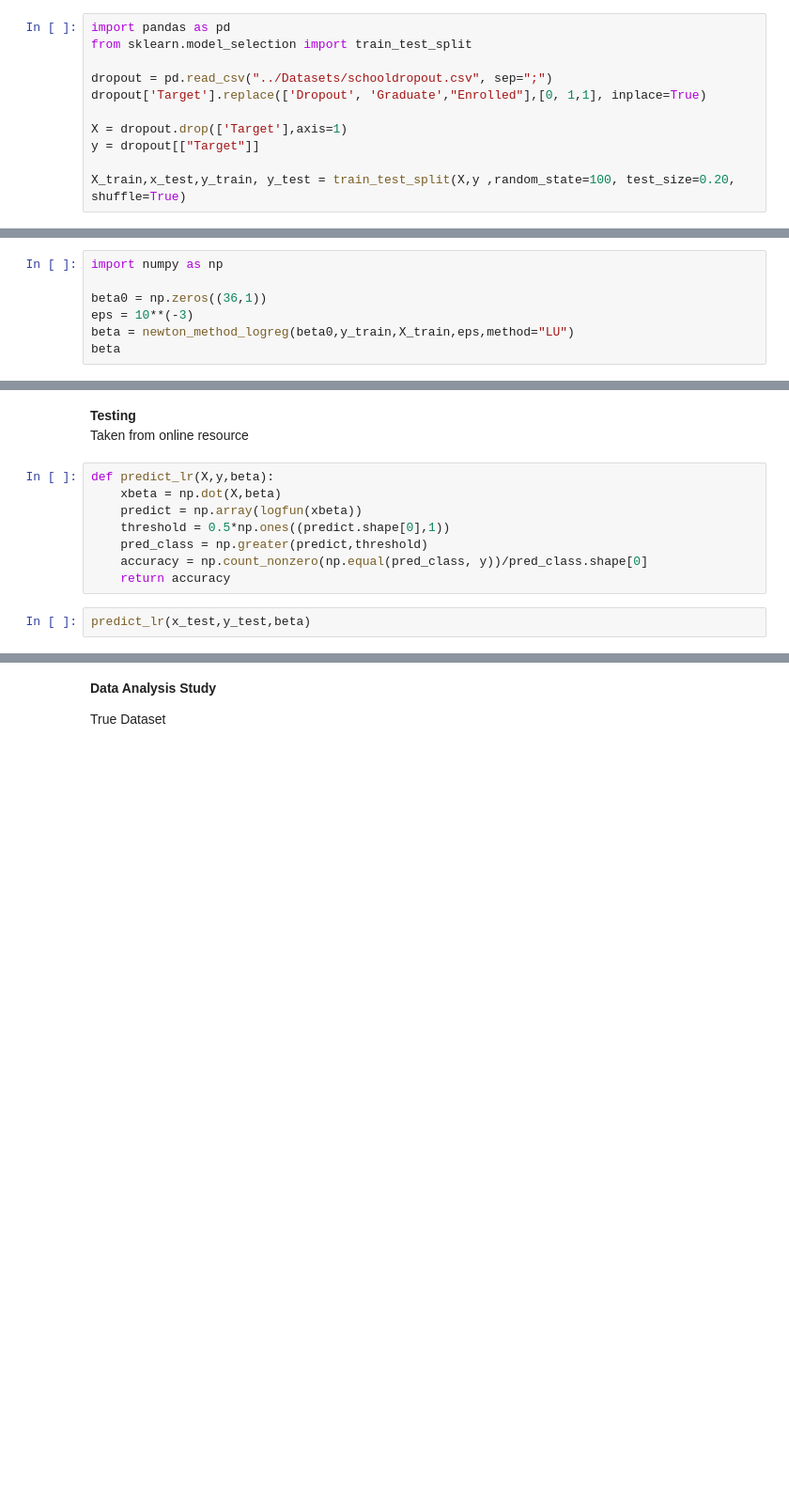
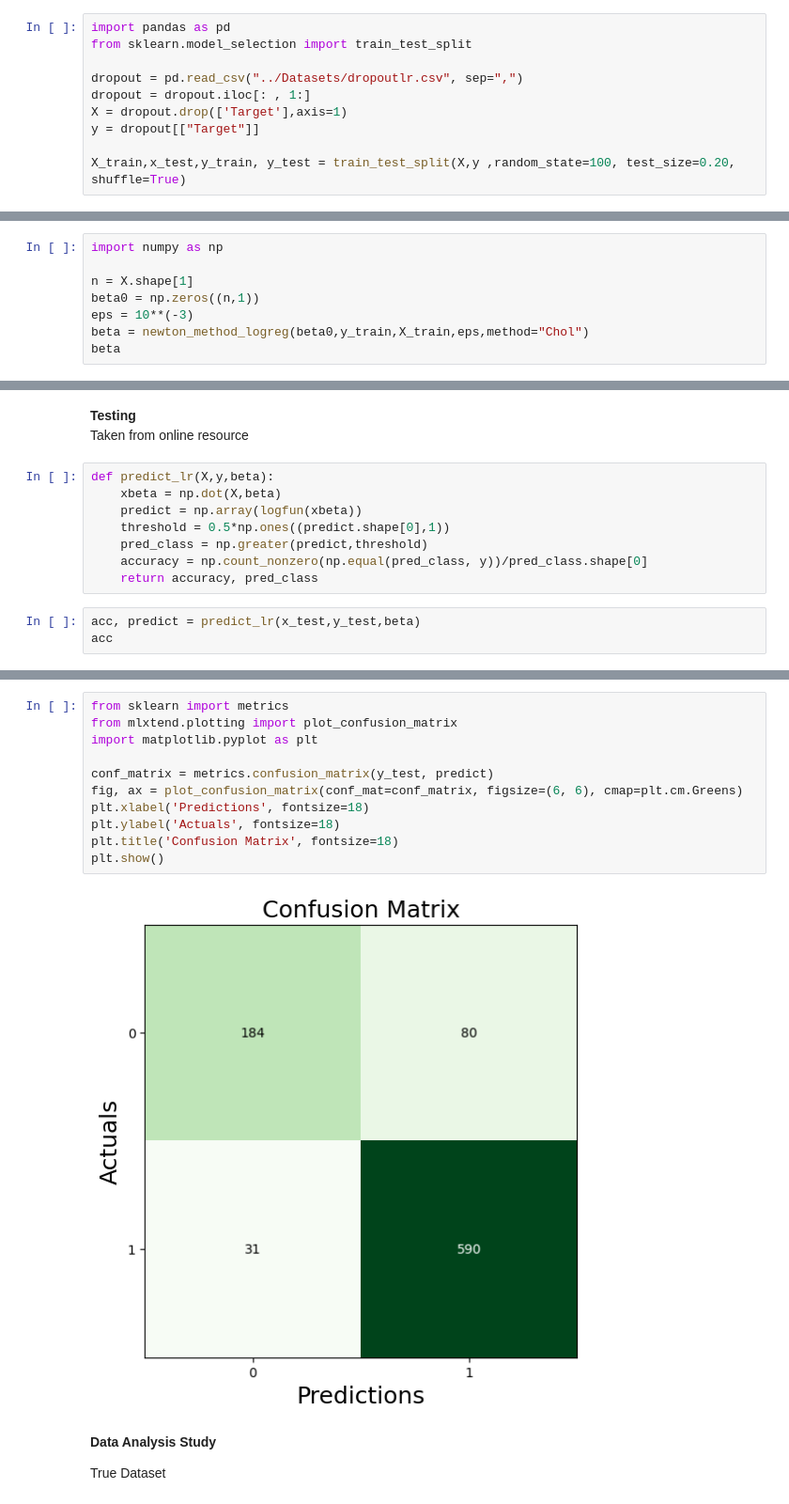
Before and after one commit to aceline0/STA141C_group_project, a Jupyter notebook: Logistic Regression/Log Reg Newtons Method.ipynb, the cells around one changed output, grey strips where cells are left out. Shown at 94% size. Saved outputs shown, nothing was run; the diff lists cells and outputs as text; blank space fills up the shorter version.

```diff
--- a/Logistic Regression/Log Reg Newtons Method.ipynb
+++ b/Logistic Regression/Log Reg Newtons Method.ipynb
@@ -64,9 +66,8 @@ def newton_method_logreg(beta0, y, X,eps,method):
 import pandas as pd
 from sklearn.model_selection import train_test_split
 
-dropout = pd.read_csv("../Datasets/schooldropout.csv", sep=";")
-dropout['Target'].replace(['Dropout', 'Graduate',"Enrolled"],[0, 1,1], inplace=True)
-
+dropout = pd.read_csv("../Datasets/dropoutlr.csv", sep=",")
+dropout = dropout.iloc[: , 1:]
 X = dropout.drop(['Target'],axis=1)
 y = dropout[["Target"]]
 
@@ -76,9 +77,10 @@ X_train,x_test,y_train, y_test = train_test_split(X,y ,random_state=100, test_si
 # %%
 import numpy as np
 
-beta0 = np.zeros((36,1))
+n = X.shape[1]
+beta0 = np.zeros((n,1))
 eps = 10**(-3)
-beta = newton_method_logreg(beta0,y_train,X_train,eps,method="LU")
+beta = newton_method_logreg(beta0,y_train,X_train,eps,method="Chol")
 beta
 # %% [output]
 Iteration: 1
@@ -139,7 +141,8 @@ def predict_lr(X,y,beta):
     threshold = 0.5*np.ones((predict.shape[0],1))
     pred_class = np.greater(predict,threshold)
     accuracy = np.count_nonzero(np.equal(pred_class, y))/pred_class.shape[0]
-    return accuracy
+    return accuracy, pred_class
 # %%
-predict_lr(x_test,y_test,beta)
+acc, predict = predict_lr(x_test,y_test,beta)
+acc
 # %% [output]
@@ -147,3 +150,16 @@ predict_lr(x_test,y_test,beta)
+# %%
+from sklearn import metrics
+from mlxtend.plotting import plot_confusion_matrix
+import matplotlib.pyplot as plt
+
+conf_matrix = metrics.confusion_matrix(y_test, predict)
+fig, ax = plot_confusion_matrix(conf_mat=conf_matrix, figsize=(6, 6), cmap=plt.cm.Greens)
+plt.xlabel('Predictions', fontsize=18)
+plt.ylabel('Actuals', fontsize=18)
+plt.title('Confusion Matrix', fontsize=18)
+plt.show()
+# %% [output]
+[figure, added]
 # %% [markdown]
 **Data Analysis Study**
 
```
Also changed, not shown: parts of 8 cells of this notebook, 3 other files.
